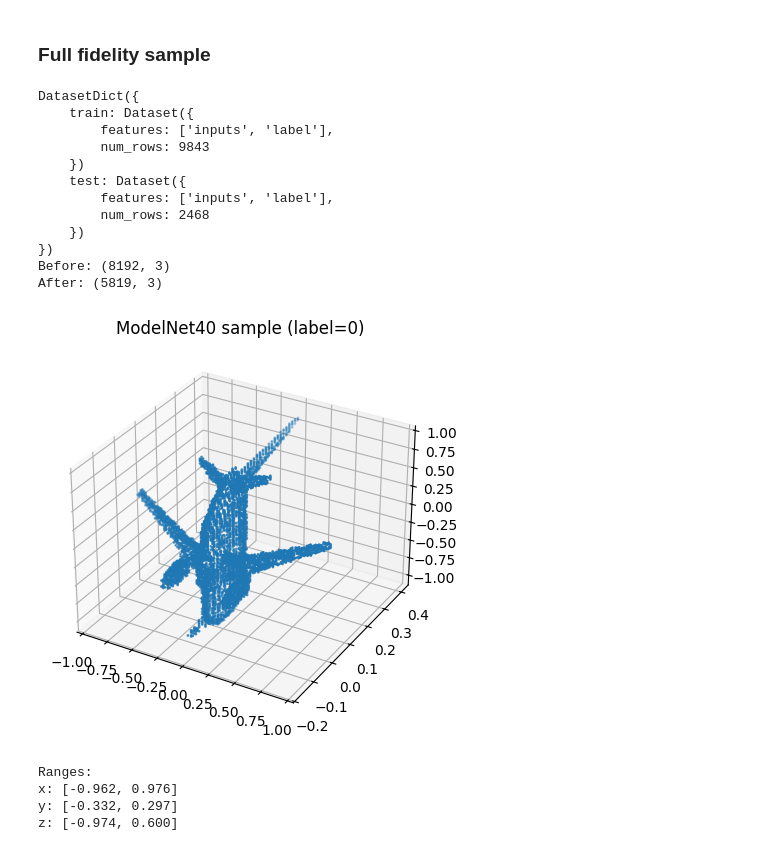
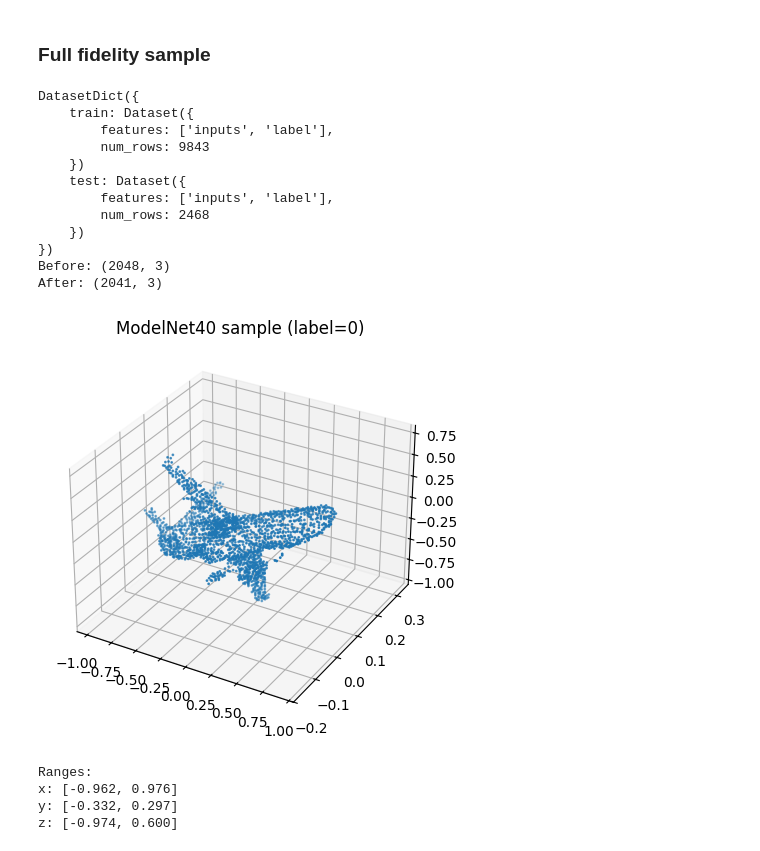
Before and after one commit to marawangamal/ptn, a Jupyter notebook: scripts/scratch.ipynb, the cells around one changed output. Drawn from its saved outputs; the diff is of its cells as text; code cells hidden in the pictures.

```diff
--- a/scripts/scratch.ipynb
+++ b/scripts/scratch.ipynb
@@ -7,43 +94,40 @@
 # %%
-from datasets import load_dataset
-import numpy as np
-import matplotlib.pyplot as plt
-
 # 1) Load
 ds = load_dataset("jxie/modelnet40")  # has train/test splits in parquet
 print(ds)
 
 # 2) Grab a point cloud and label
-ex = ds["train"][200]
+ex = ds["train"][10]
 pts = np.array(ex["inputs"], dtype=np.float32)   # shape ~ (2048, 3)
+pts = cluster(torch.from_numpy(pts), K=2048).numpy()
 label = ex["label"]
 
 pts = invdisc(disc(torch.from_numpy(pts))).numpy()
 # remove duplicates
 print(f"Before: {pts.shape}")
 pts = np.unique(pts, axis=0)
 print(f"After: {pts.shape}")
 
 # 3) Quick scatter viz
 fig = plt.figure(figsize=(5,5))
 ax = fig.add_subplot(111, projection="3d")
 ax.scatter(pts[:,0], pts[:,1], pts[:,2], s=1)
 ax.set_title(f"ModelNet40 sample (label={label})")
 plt.show()
 # %% [output]
 DatasetDict({
     train: Dataset({
         features: ['inputs', 'label'],
         num_rows: 9843
     })
     test: Dataset({
         features: ['inputs', 'label'],
         num_rows: 2468
     })
 })
-Before: (8192, 3)
-After: (5819, 3)
+Before: (2048, 3)
+After: (2041, 3)
-[figure, old version]
+[figure, new version]
 # %%
 from datasets import load_dataset
 import numpy as np
```
Also changed, not shown: parts of 2 cells of this notebook, 8 other files.
